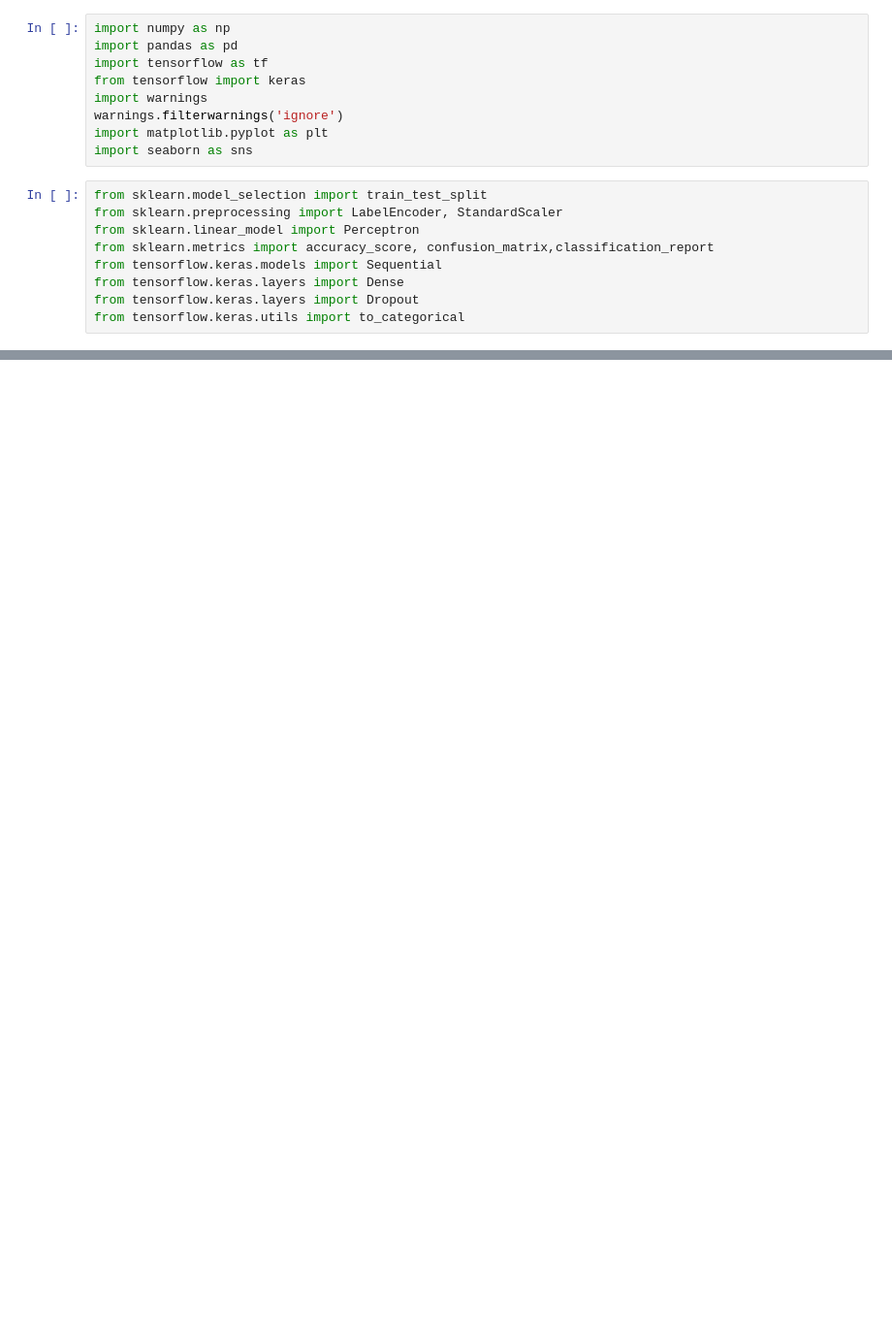
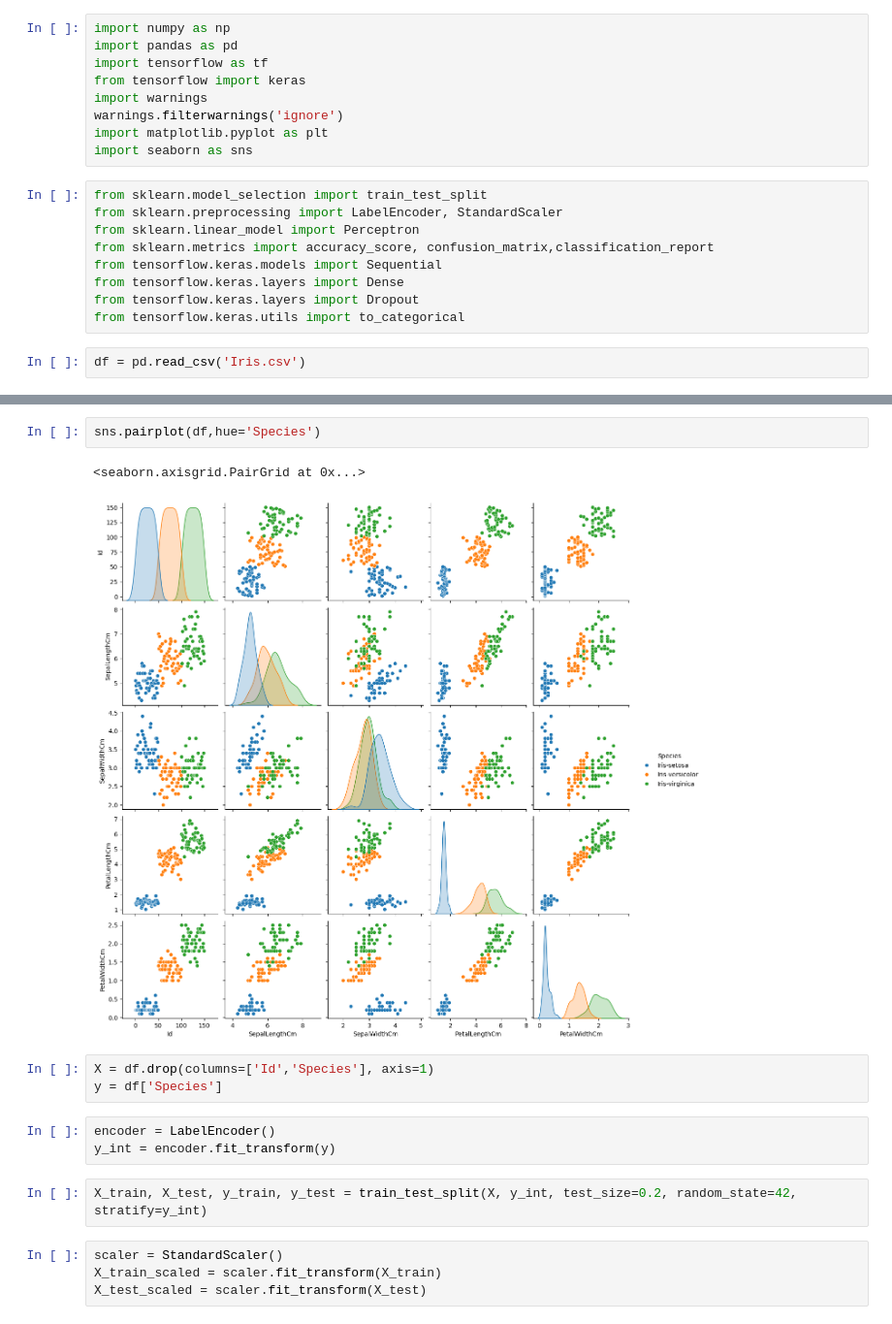
Before and after one commit to UditKumar0001/Deep-Learning, a Jupyter notebook: ANN_Project.ipynb, the cells around one changed output, grey strips where cells are left out. Shown at 97% size. Drawn from its saved outputs; the diff is of its cells as text; blank space fills up the shorter version.

```diff
--- a/ANN_Project.ipynb
+++ b/ANN_Project.ipynb
@@ -18,3 +18,5 @@ from tensorflow.keras.models import Sequential
 from tensorflow.keras.layers import Dense
 from tensorflow.keras.layers import Dropout
 from tensorflow.keras.utils import to_categorical
+# %%
+df = pd.read_csv('Iris.csv')
@@ -20,0 +57,17 @@ from tensorflow.keras.utils import to_categorical
+# %%
+sns.pairplot(df,hue='Species')
+# %% [output]
+<seaborn.axisgrid.PairGrid at 0x...>
+[figure, added]
+# %%
+X = df.drop(columns=['Id','Species'], axis=1)
+y = df['Species']
+# %%
+encoder = LabelEncoder()
+y_int = encoder.fit_transform(y)
+# %%
+X_train, X_test, y_train, y_test = train_test_split(X, y_int, test_size=0.2, random_state=42, stratify=y_int)
+# %%
+scaler = StandardScaler()
+X_train_scaled = scaler.fit_transform(X_train)
+X_test_scaled = scaler.fit_transform(X_test)
```
Also changed, not shown: parts of 12 cells of this notebook.
